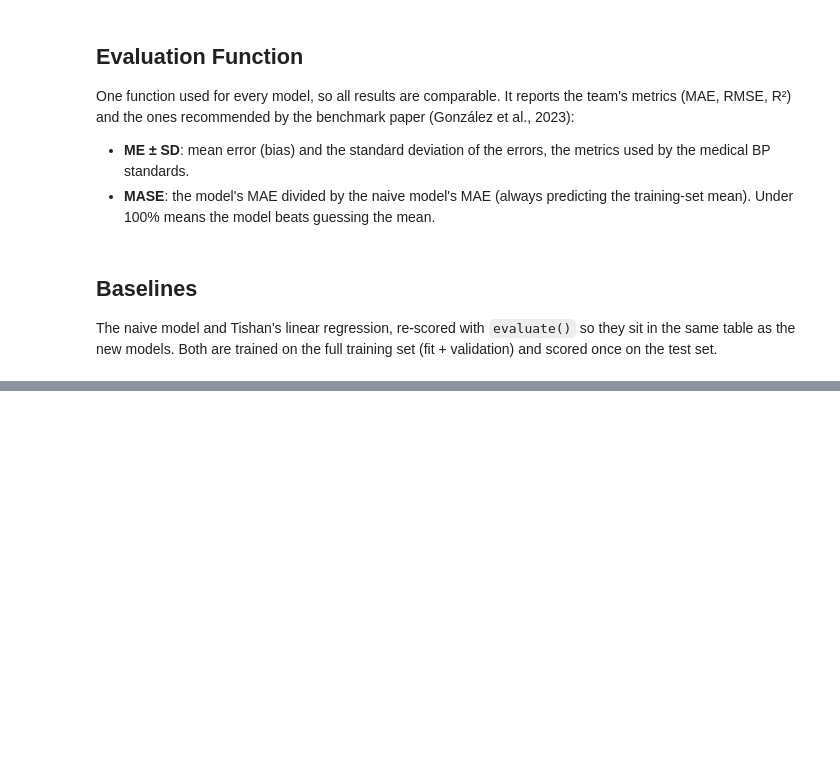
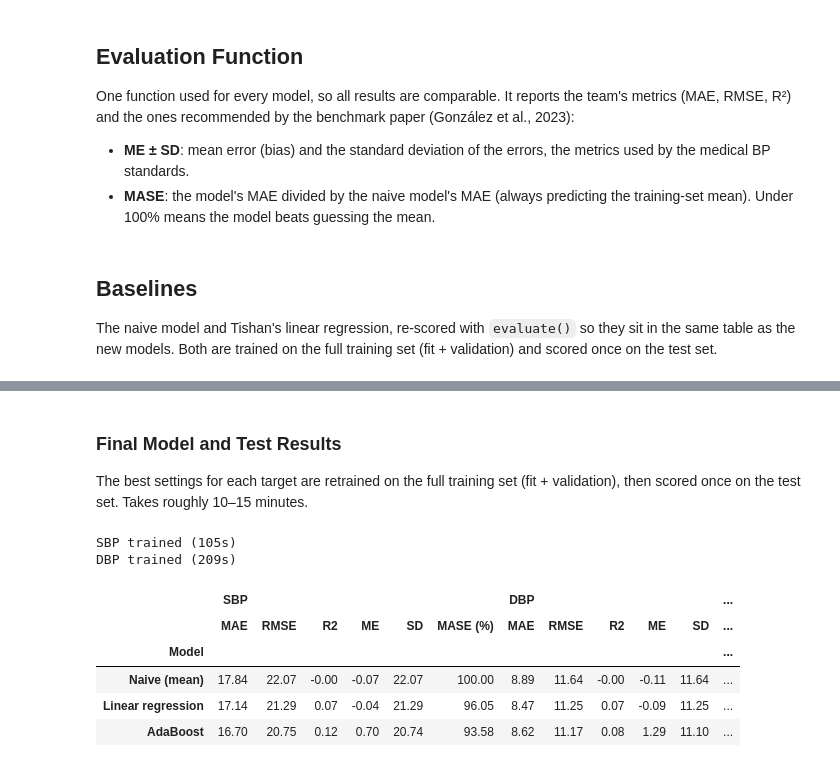
Before and after one commit to Break-Through-Tech/Microsoft-1B-educational-blood-pressure-estimation, a Jupyter notebook: notebooks/moyin_models.ipynb, the cells around one changed output, grey strips where cells are left out. Saved outputs shown, nothing was run; the diff lists cells and outputs as text; code cells hidden in the pictures; blank space fills up the shorter version.

```diff
--- a/notebooks/moyin_models.ipynb
+++ b/notebooks/moyin_models.ipynb
@@ -1243,0 +1346,29 @@ results_table()
+# %% [markdown]
+### Final Model and Test Results
+
+The best settings for each target are retrained on the full training set (fit +
+validation), then scored once on the test set. Takes roughly 10–15 minutes.
+# %%
+adaboost_models = {}
+start = time.time()
+for target in ["SBP", "DBP"]:
+    p = best_params[target]
+    adaboost_models[target] = AdaBoostRegressor(
+        estimator=DecisionTreeRegressor(max_depth=int(p.max_depth)),
+        n_estimators=int(p.n_estimators),
+        learning_rate=float(p.learning_rate),
+        random_state=42,
+    ).fit(X_train, y[target][train_idx])
+    add_result("AdaBoost", target, adaboost_models[target].predict(X_test))
+    print(f"{target} trained ({time.time() - start:.0f}s)")
+
+results_table()
+# %% [output]
+SBP trained (105s)
+DBP trained (209s)
+|  | SBP |  |  |  |  |  | DBP |  |  |  |  | ... |
+|  | MAE | RMSE | R2 | ME | SD | MASE (%) | MAE | RMSE | R2 | ME | SD | ... |
+| Model |  |  |  |  |  |  |  |  |  |  |  | ... |
+| Naive (mean) | 17.84 | 22.07 | -0.00 | -0.07 | 22.07 | 100.00 | 8.89 | 11.64 | -0.00 | -0.11 | 11.64 | ... |
+| Linear regression | 17.14 | 21.29 | 0.07 | -0.04 | 21.29 | 96.05 | 8.47 | 11.25 | 0.07 | -0.09 | 11.25 | ... |
+| AdaBoost | 16.70 | 20.75 | 0.12 | 0.70 | 20.74 | 93.58 | 8.62 | 11.17 | 0.08 | 1.29 | 11.10 | ... |
```
Also changed, not shown: parts of 9 cells of this notebook.
